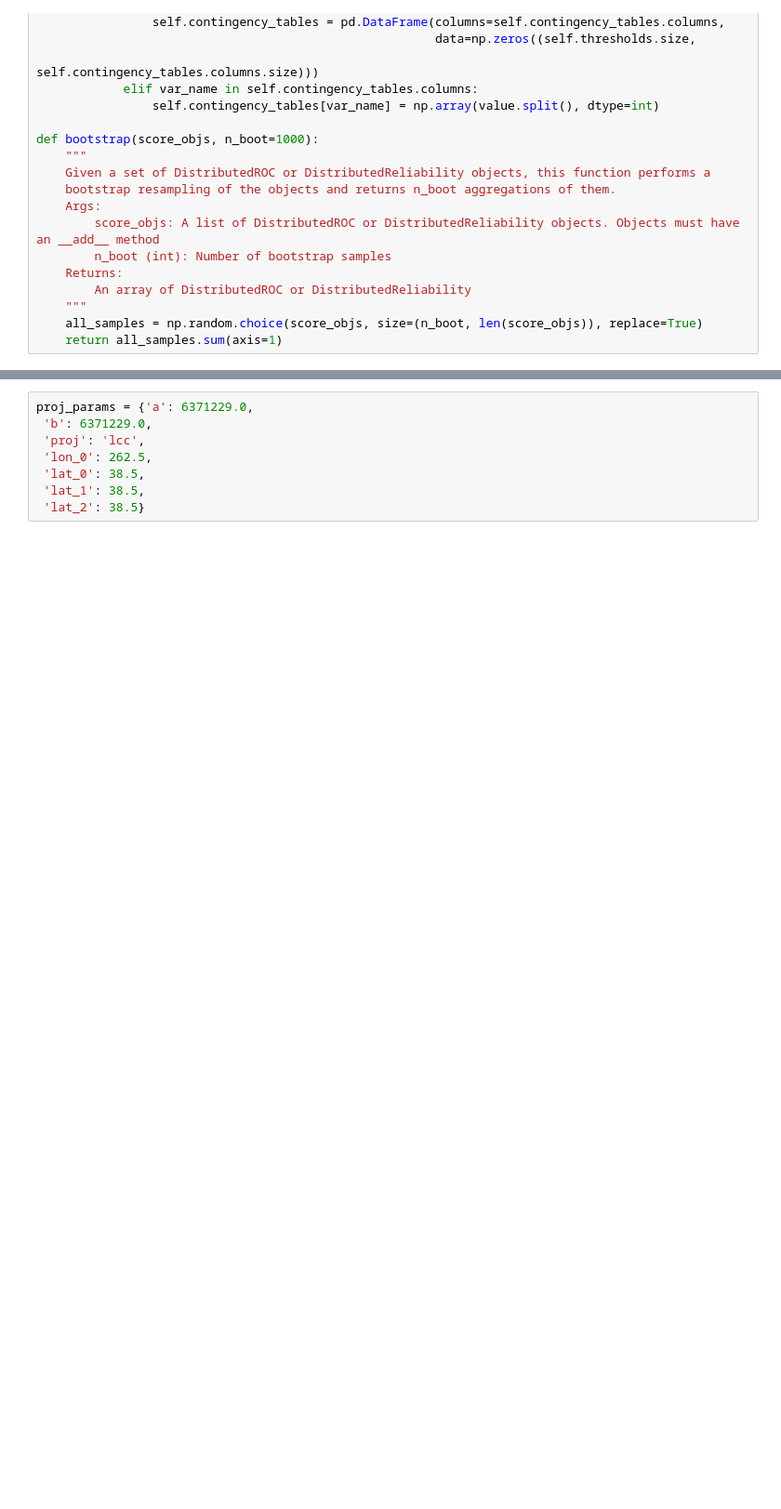
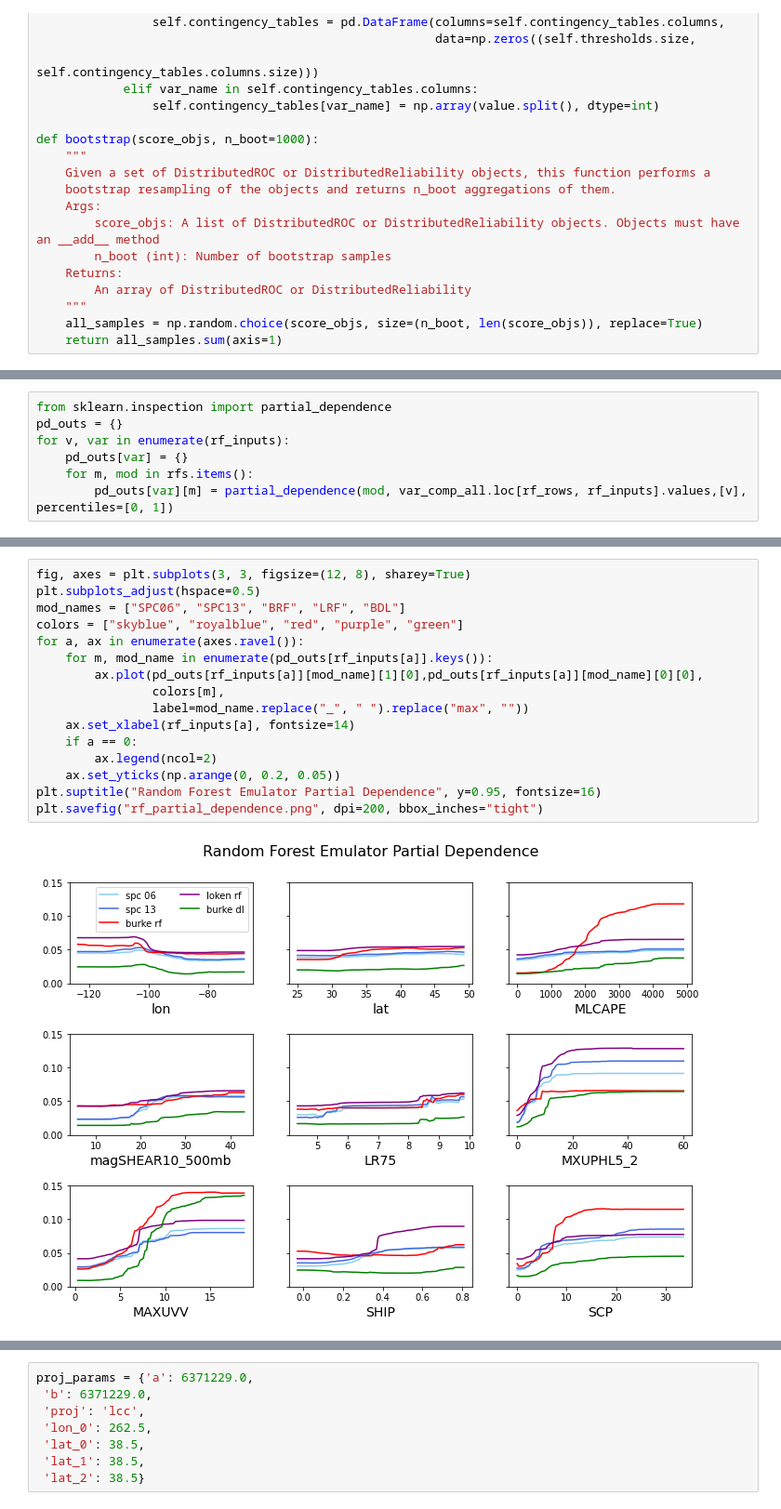
Before and after one commit to djgagne/hagelslag, a Jupyter notebook: demos/hwt_2021_eval.ipynb, the cells around one changed output, grey strips where cells are left out. Shown at 93% size. Saved outputs shown, nothing was run; the diff lists cells and outputs as text; blank space fills up the shorter version.

```diff
--- a/demos/hwt_2021_eval.ipynb
+++ b/demos/hwt_2021_eval.ipynb
@@ -654,0 +824,7 @@ for lsr_date in lsr_dates:
+# %%
+from sklearn.inspection import partial_dependence
+pd_outs = {}
+for v, var in enumerate(rf_inputs):
+    pd_outs[var] = {}
+    for m, mod in rfs.items():
+        pd_outs[var][m] = partial_dependence(mod, var_comp_all.loc[rf_rows, rf_inputs].values,[v], percentiles=[0, 1])
@@ -654,0 +874,18 @@ for lsr_date in lsr_dates:
+# %%
+fig, axes = plt.subplots(3, 3, figsize=(12, 8), sharey=True)
+plt.subplots_adjust(hspace=0.5)
+mod_names = ["SPC06", "SPC13", "BRF", "LRF", "BDL"]
+colors = ["skyblue", "royalblue", "red", "purple", "green"]
+for a, ax in enumerate(axes.ravel()):
+    for m, mod_name in enumerate(pd_outs[rf_inputs[a]].keys()):
+        ax.plot(pd_outs[rf_inputs[a]][mod_name][1][0],pd_outs[rf_inputs[a]][mod_name][0][0],
+                colors[m],
+                label=mod_name.replace("_", " ").replace("max", ""))
+    ax.set_xlabel(rf_inputs[a], fontsize=14)
+    if a == 0:
+        ax.legend(ncol=2)
+    ax.set_yticks(np.arange(0, 0.2, 0.05))
+plt.suptitle("Random Forest Emulator Partial Dependence", y=0.95, fontsize=16)
+plt.savefig("rf_partial_dependence.png", dpi=200, bbox_inches="tight")
+# %% [output]
+[figure, added]
```
Also changed, not shown: parts of 70 cells of this notebook, 2 other files.
